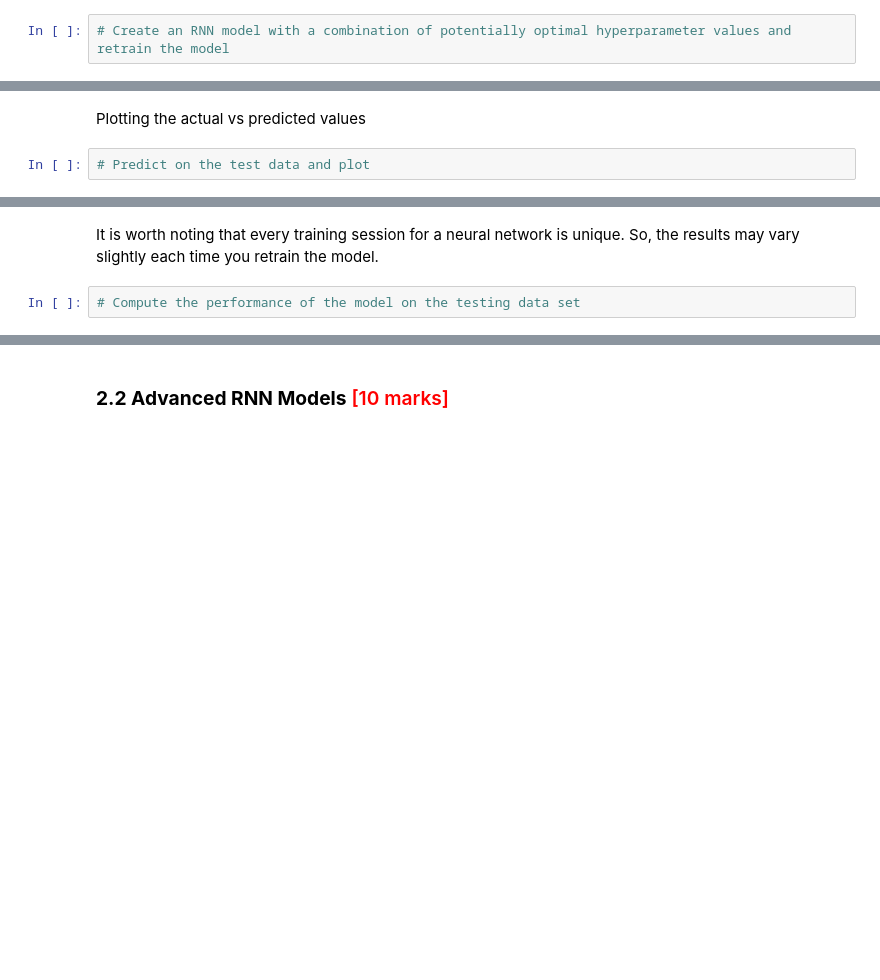
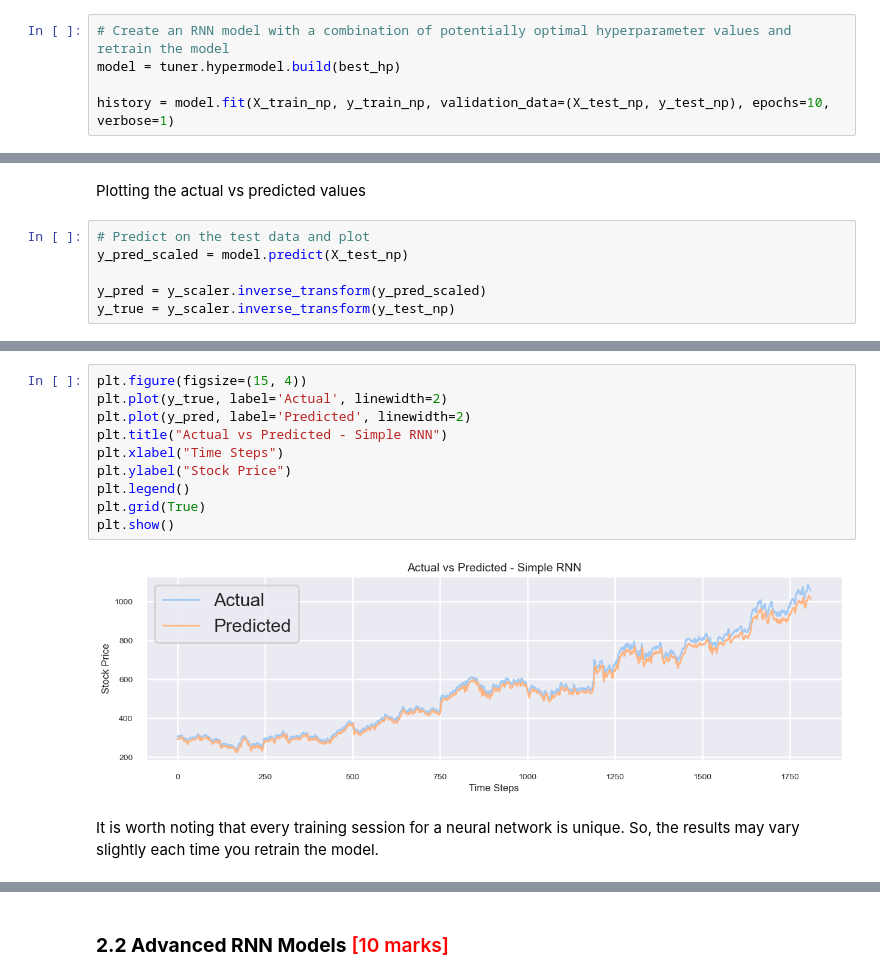
Before and after one commit to uvarajthulasiram/RNN-Stocks, a Jupyter notebook: RNN_Assg_Stock_Price_Prediction_Starter.ipynb, the cells around one changed output, grey strips where cells are left out. Cells and saved outputs as stored; diff of their text form; blank space fills up the shorter version.

```diff
--- a/RNN_Assg_Stock_Price_Prediction_Starter.ipynb
+++ b/RNN_Assg_Stock_Price_Prediction_Starter.ipynb
@@ -699,3 +697,6 @@ Best hyperparameters found: {'rnn_units': 96, 'dropout_rate': 0.4, 'dense_units'
 Run for optimal Simple RNN Model and show final results.
 # %%
 # Create an RNN model with a combination of potentially optimal hyperparameter values and retrain the model
+model = tuner.hypermodel.build(best_hp)
+
+history = model.fit(X_train_np, y_train_np, validation_data=(X_test_np, y_test_np), epochs=10, verbose=1)
@@ -703,3 +725,7 @@ Run for optimal Simple RNN Model and show final results.
 Plotting the actual vs predicted values
 # %%
 # Predict on the test data and plot
+y_pred_scaled = model.predict(X_test_np)
+
+y_pred = y_scaler.inverse_transform(y_pred_scaled)
+y_true = y_scaler.inverse_transform(y_test_np)
@@ -706,4 +734,14 @@ Plotting the actual vs predicted values
+# %%
+plt.figure(figsize=(15, 4))
+plt.plot(y_true, label='Actual', linewidth=2)
+plt.plot(y_pred, label='Predicted', linewidth=2)
+plt.title("Actual vs Predicted - Simple RNN")
+plt.xlabel("Time Steps")
+plt.ylabel("Stock Price")
+plt.legend()
+plt.grid(True)
+plt.show()
+# %% [output]
+[figure, added]
 # %% [markdown]
 It is worth noting that every training session for a neural network is unique. So, the results may vary slightly each time you retrain the model.
-# %%
-# Compute the performance of the model on the testing data set
```
Also changed, not shown: parts of 8 cells of this notebook.
